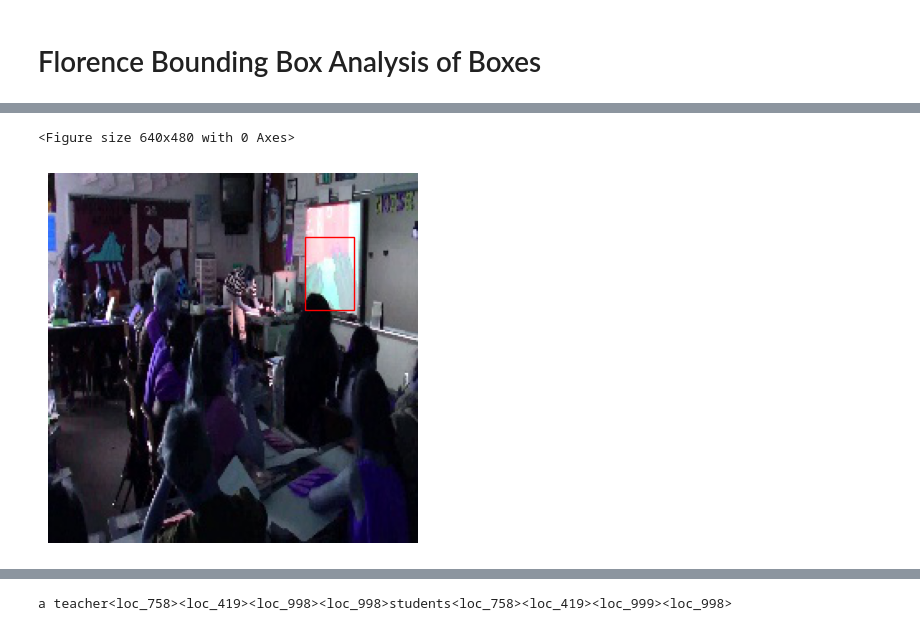
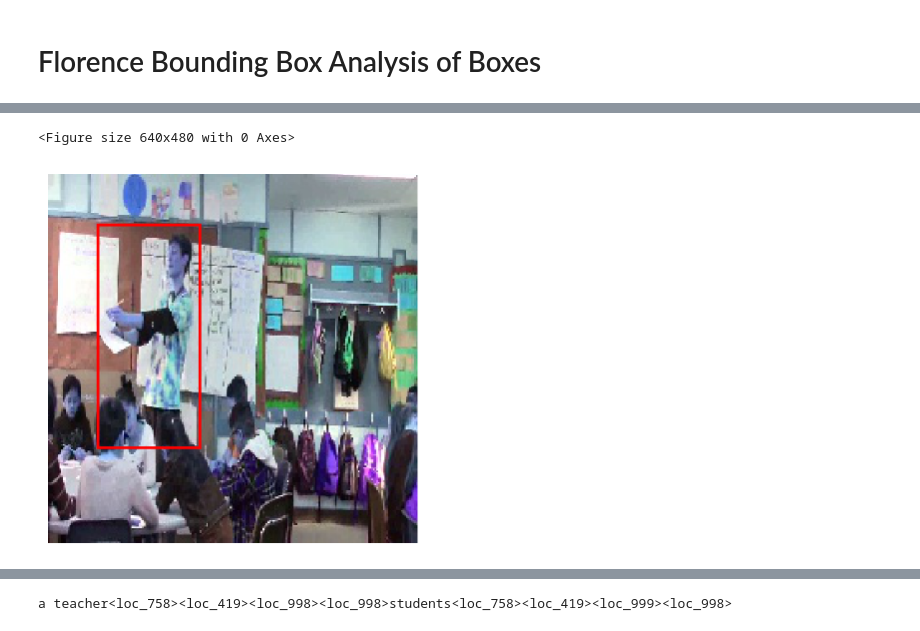
Before and after one commit to jmcgeeuva/SemanticBox, a Jupyter notebook: balance.ipynb, the cells around one changed output, grey strips where cells are left out. Drawn from its saved outputs; the diff is of its cells as text; code cells hidden in the pictures.

```diff
--- a/balance.ipynb
+++ b/balance.ipynb
@@ -323,11 +314,19 @@ def get_best_iou(teacher_bb, bb_dict):
 
     return best, iou
 # %%
-vid_idx = 0
+vid_idx = 5
+idx = 0
+test = 41
 idx, ex_frame_dir, ex_ann = [
+                            (15, f'frames/book/0647/{{}}.jpg', 'frames/book/0647/annotation.json'),
+                            (9, f'frames/teacher_sitting/{test:04d}/{{}}.jpg', f'frames/teacher_sitting/{test:04d}/annotation.json'),
+                            (10, f'frames/teacher_standing/0114/{{}}.jpg', 'frames/teacher_standing/0114/annotation.json'),
+                            (3, f'frames/teacher_writing/1323/{{}}.jpg', 'frames/teacher_writing/1323/annotation.json'),
+                            (5, f'frames/technology/0050/{{}}.jpg', 'frames/technology/0050/annotation.json'),
+                            (10, f'frames/worksheet/0504/{{}}.jpg', 'frames/worksheet/0504/annotation.json'),
                             (2, 'frames/teacher_writing/0458/0002.jpg', 'frames/teacher_writing/0458/annotation.json'),
                            (5, 'balanced_frames/teacher_writing/1316/0005.jpg', 'balanced_frames/teacher_writing/1316/annotation.json'),
-                           (3, 'balanced_frames/teacher_standing/0014/0003.jpg', 'balanced_frames/teacher_standing/0014/annotation.json'),
+                           (3, f'balanced_frames/teacher_standing/0014/{{}}.jpg', 'balanced_frames/teacher_standing/0014/annotation.json'),
                            (128, 'balanced_frames/teacher_writing/1010/0128.jpg', 'balanced_frames/teacher_writing/1010/annotation.json'),
                            (5, 'balanced_frames/teacher_writing/0234/0005.jpg', 'balanced_frames/teacher_writing/0234/annotation.json')
                        ][vid_idx]
@@ -335,48 +334,63 @@ idx, ex_frame_dir, ex_ann = [
 with open(ex_ann, 'r') as f:
     json_dict = json.load(f)
 
-teacher_bb = json_dict['frames'][f'{idx}']["teacher_box"]
+print(json_dict['frames'])
+teacher_bbs = []
+for i in range(idx, idx+3):
+    teacher_bbs.append((i, json_dict['frames'][f'{idx}']["teacher_box"]))
 
-xs = []
-ys = []
-for i, el in enumerate(teacher_bb):
-    if i % 2 == 0:
-        xs.append(el)
-    else:
-        ys.append(el)
+teacher_xs = []
+teacher_ys = []
+for teacher_bb in teacher_bbs:
+    idx, teacher_bb = teacher_bb
+    xs = []
+    ys = []
+    for i, el in enumerate(teacher_bb):
+        if i % 2 == 0:
+            xs.append(el)
+        else:
+            ys.append(el)
+    teacher_xs.append(xs)
+    teacher_ys.append(ys)
 
-# x_min = sorted(xs)[0]
-# x_max = sorted(xs)[-1]
-# y_min = sorted(ys)[0]
-# y_max = sorted(ys)[-1]
-# box_width = x_max-x_min
-# box_height = y_max-y_min
+    # x_min = sorted(xs)[0]
+    # x_max = sorted(xs)[-1]
+    # y_min = sorted(ys)[0]
+    # y_max = sorted(ys)[-1]
+    # box_width = x_max-x_min
+    # box_height = y_max-y_min
 
-# print(x_min, x_max, y_min, y_max)
+    # print(x_min, x_max, y_min, y_max)
 
-x_min = teacher_bb[0]
-y_min = teacher_bb[1]
-box_width = teacher_bb[2]-teacher_bb[0]
-box_height = teacher_bb[3]-teacher_bb[1]
-print(teacher_bb)
-image = Image.open(ex_frame_dir)
+    x_min = teacher_bb[0]
+    y_min = teacher_bb[1]
+    box_width = teacher_bb[2]-teacher_bb[0]
+    box_height = teacher_bb[3]-teacher_bb[1]
+    print(teacher_bb)
+    image = Image.open(ex_frame_dir.format(f'{idx:04d}'))
 
-plt.figure()
-fig, ax = plt.subplots(1)
-ax.imshow(image)
-rect_teacher = patches.Rectangle((x_min, y_min), box_width, box_height, linewidth=1, edgecolor='r', facecolor='none')
-ax.add_patch(rect_teacher)
-plt.axis('off')
-plt.show()
+    %config InlineBackend.figure_format = 'retina'  # for high-DPI screens
+    plt.figure()
+    fig, ax = plt.subplots(1)
+    ax.imshow(image)
+    rect_teacher = patches.Rectangle((x_min, y_min), box_width, box_height, linewidth=2, edgecolor='r', facecolor='none')
+    ax.add_patch(rect_teacher)
+    plt.axis('off')
+    plt.show()
+    fig.savefig(f'output{idx}.png', bbox_inches='tight', pad_inches=0)
 
 # device = "cuda:0"
 
-# task = 'CAPTION_TO_PHRASE_GROUNDING'
+# task = 'DETAILED_CAPTION'
 # # prompt = f'<{task}>a man at desk with a white board'
 # flo_model, processor = flor2.load("BASE_FT", device)
 
-# grounding, gnd_key = run_task(flo_model, processor, image, task, device, 'a teacher teaching in front of students') #caption[cap_key])
-# phrase = grounding[gnd_key]
+# norm_bb = normalize(teacher_bb, 224, 224)
+# norm_str = ''
+# # for el in norm_bb:
+# #     norm_str += f'<loc_{el}>'
+# output = run_task(flo_model, processor, image, task, device, norm_str) #'a teacher teaching in front of students') #caption[cap_key])
+# # phrase = grounding[gnd_key]
 
-# print(phrase)
+# print(output)
 # %% [output]
@@ -384,2 +399,2 @@ plt.show()
 <Figure size 640x480 with 0 Axes>
-[figure, old version]
+[figure, new version]
```
Also changed, not shown: parts of 2 cells of this notebook, 24 other files.
